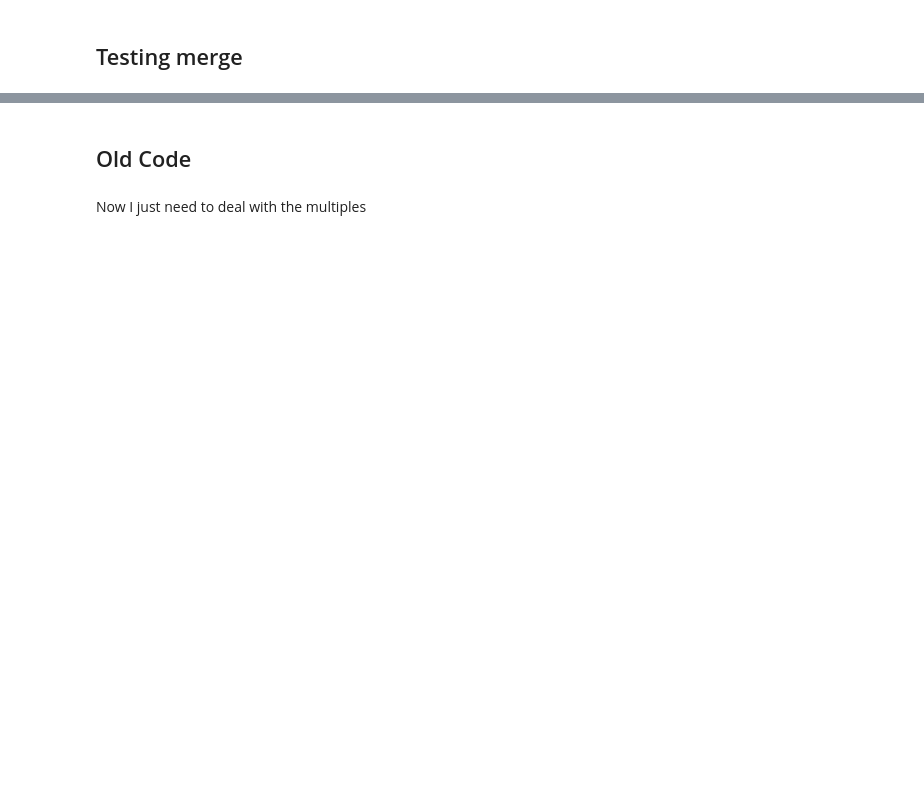
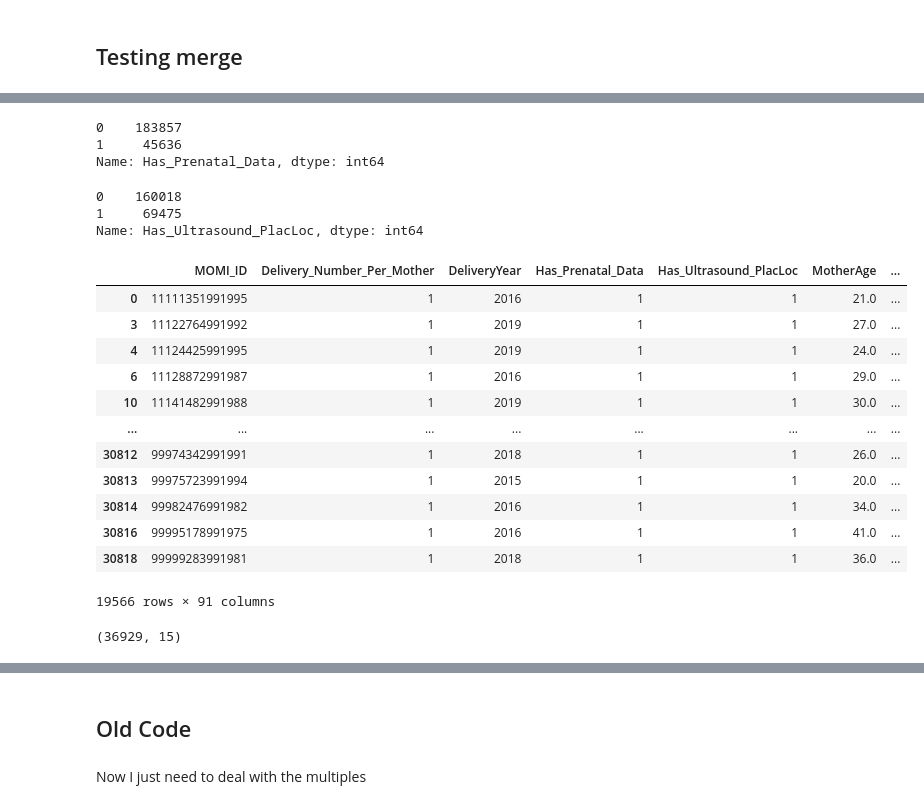
Before and after one commit to rachellb/Bennett_OUDSA5900, a Jupyter notebook: Descriptions/Momi Test.ipynb, the cells around one changed output, grey strips where cells are left out. Drawn from its saved outputs; the diff is of its cells as text; code cells hidden in the pictures; blank space fills up the shorter version.

Commit message:
Testing out final dataset for momi data

```diff
--- a/Descriptions/Momi Test.ipynb
+++ b/Descriptions/Momi Test.ipynb
@@ -45,6 +45,9 @@ momi['MIDGC'] = np.where(momi['MIDGC'] == 99, np.NaN, momi['MIDGC'])
 momi['MIDHEPB'] = np.where(momi['MIDHEPB'] == 99, np.NaN, momi['MIDHEPB'])
 momi['MIDTRICH'] = np.where(momi['MIDTRICH'] == 99, np.NaN, momi['MIDTRICH'])
 momi['MIDGBS'] = np.where(momi['MIDGBS'] == 99, np.NaN, momi['MIDGBS'])
+momi['MHXPARA'] = np.where(momi['MHXPARA'] == 99, np.NaN, momi['MHXPARA'])
+momi['MHXABORT'] = np.where(momi['MHXABORT'] == 99, np.NaN, momi['MHXABORT'])
+momi['MHXGRAV'] = np.where(momi['MHXGRAV'] == 99, np.NaN, momi['MHXGRAV'])
 momi['MomEducation_State'] = np.where(momi['MomEducation_State'] == 'Unknown', np.NaN, momi['MomEducation_State'])
 momi['DadEducation_State'] = np.where(momi['DadEducation_State'] == 'Unknown', np.NaN, momi['DadEducation_State'])
 momi['Smoke_b'] = np.where(momi['Smoke_b'] == 'Unknown (unable to assess)', np.NaN, momi['Smoke_b'])
@@ -52,6 +55,8 @@ momi['Race'] = np.where(momi['Race'].isin(['9', 'A']), np.NaN, momi['Race'])
 momi['Ethnicity'] = np.where(momi['Ethnicity'].isin(['UNSPECIFIED']), np.NaN, momi['Ethnicity'])
 momi['InfSex'] = np.where(momi['InfSex'] == 'U', np.NaN, momi['InfSex'])
 momi['InfSex'] = np.where(momi['InfSex'] == 'f', 'F', momi['InfSex'])
+
+
 
 
 # Dropping erroneous prenatal data. This data does not actually exist, is thousands of missing values
@@ -434,3 +435,11 @@ Index(['MOMI_ID', 'Delivery_Number_Per_Mother', 'DeliveryYear', 'DELWKSGT',
+# %%
+# Remove result of summing, shoud result in correct binary
+columns = ['Loc_Anterior', 'Loc_Posterior',
+'Loc_Lateral', 'Loc_Fundal', 'Loc_Previa',
+'Loc_LowLying', 'Loc_NonDiagnostic']
+for col in columns:
+    ultragroup[col] = np.where(((ultragroup[col] > 1)), 1,
+                                             ultragroup[col])
 # %% [markdown]
 ## Testing merge
 # %%
@@ -529 +498,13 @@ for c in testMerge.columns:
 Name: Loc_NonDiagnostic, dtype: int64
+# %%
+momi['Has_Prenatal_Data'].value_counts()
+# %% [output]
+0    183857
+1     45636
+Name: Has_Prenatal_Data, dtype: int64
+# %%
+momi['Has_Ultrasound_PlacLoc'].value_counts()
+# %% [output]
+0    160018
+1     69475
+Name: Has_Ultrasound_PlacLoc, dtype: int64
@@ -529,0 +513,30 @@ Name: Loc_NonDiagnostic, dtype: int64
+# %%
+momtest = momi.loc[(momi['Has_Ultrasound_PlacLoc']==1) & (momi['Has_Prenatal_Data']==1)]
+# %%
+testMerge = pd.merge(momtest,ultragroup[['MOMI_ID', 'Delivery_Number_Per_Mother', 'Loc_Anterior', 'Loc_Posterior',
+       'Loc_Lateral', 'Loc_Fundal', 'Loc_Previa',
+       'Loc_LowLying', 'Loc_NonDiagnostic']],on=['MOMI_ID', 'Delivery_Number_Per_Mother'], how='left')
+
+testMerge.dropna(subset=['Loc_Anterior', 'Loc_Posterior',
+       'Loc_Lateral', 'Loc_Fundal', 'Loc_Previa',
+       'Loc_LowLying', 'Loc_NonDiagnostic'], inplace=True)
+# %%
+testMerge
+# %% [output]
+|  | MOMI_ID | Delivery_Number_Per_Mother | DeliveryYear | Has_Prenatal_Data | Has_Ultrasound_PlacLoc | MotherAge | ... |
+| 0 | 11111351991995 | 1 | 2016 | 1 | 1 | 21.0 | ... |
+| 3 | 11122764991992 | 1 | 2019 | 1 | 1 | 27.0 | ... |
+| 4 | 11124425991995 | 1 | 2019 | 1 | 1 | 24.0 | ... |
+| 6 | 11128872991987 | 1 | 2016 | 1 | 1 | 29.0 | ... |
+| 10 | 11141482991988 | 1 | 2019 | 1 | 1 | 30.0 | ... |
+| ... | ... | ... | ... | ... | ... | ... | ... |
+| 30812 | 99974342991991 | 1 | 2018 | 1 | 1 | 26.0 | ... |
+| 30813 | 99975723991994 | 1 | 2015 | 1 | 1 | 20.0 | ... |
+| 30814 | 99982476991982 | 1 | 2016 | 1 | 1 | 34.0 | ... |
+| 30816 | 99995178991975 | 1 | 2016 | 1 | 1 | 41.0 | ... |
+| 30818 | 99999283991981 | 1 | 2018 | 1 | 1 | 36.0 | ... |
+19566 rows × 91 columns
+# %%
+ultragroup.shape
+# %% [output]
+(36929, 15)
```
Also changed, not shown: parts of 15 cells of this notebook, 4 other files.
